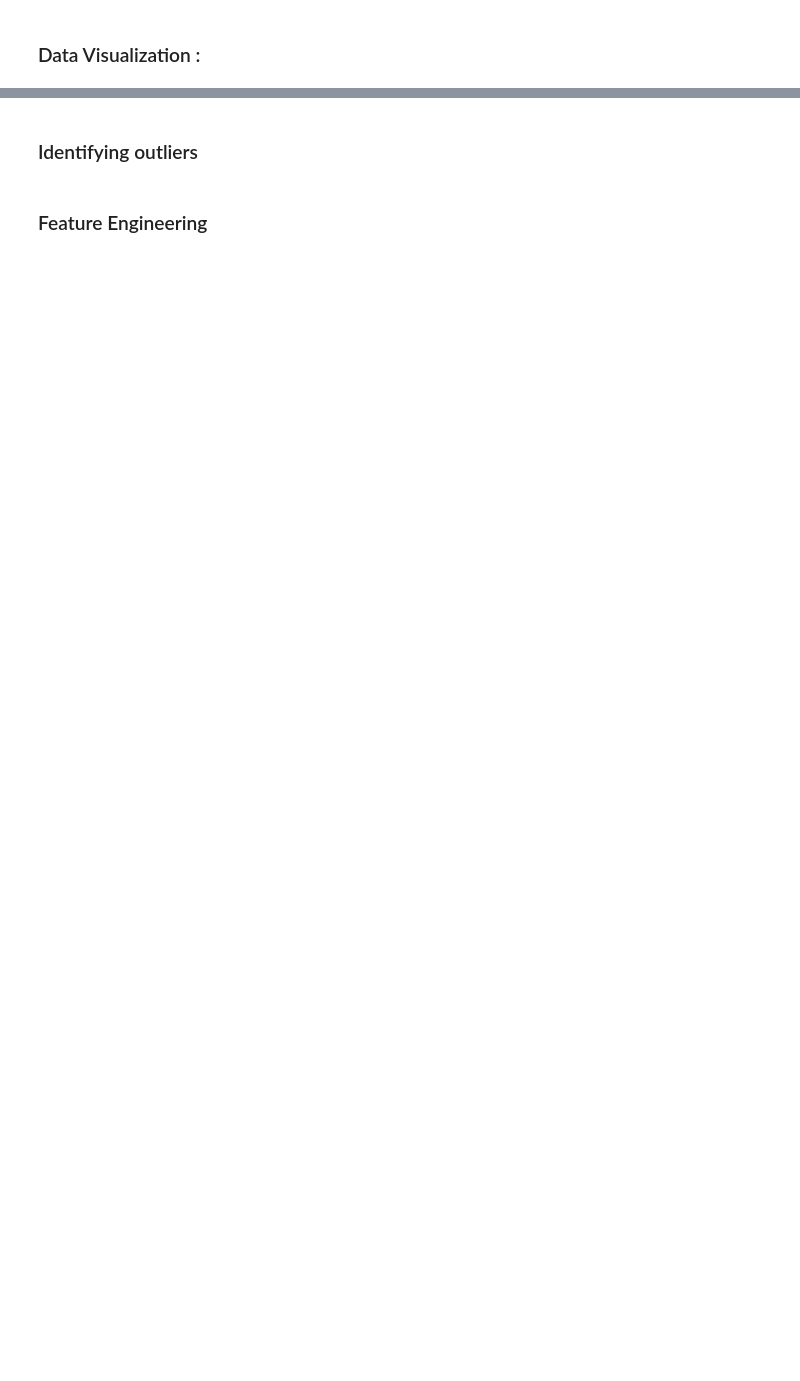
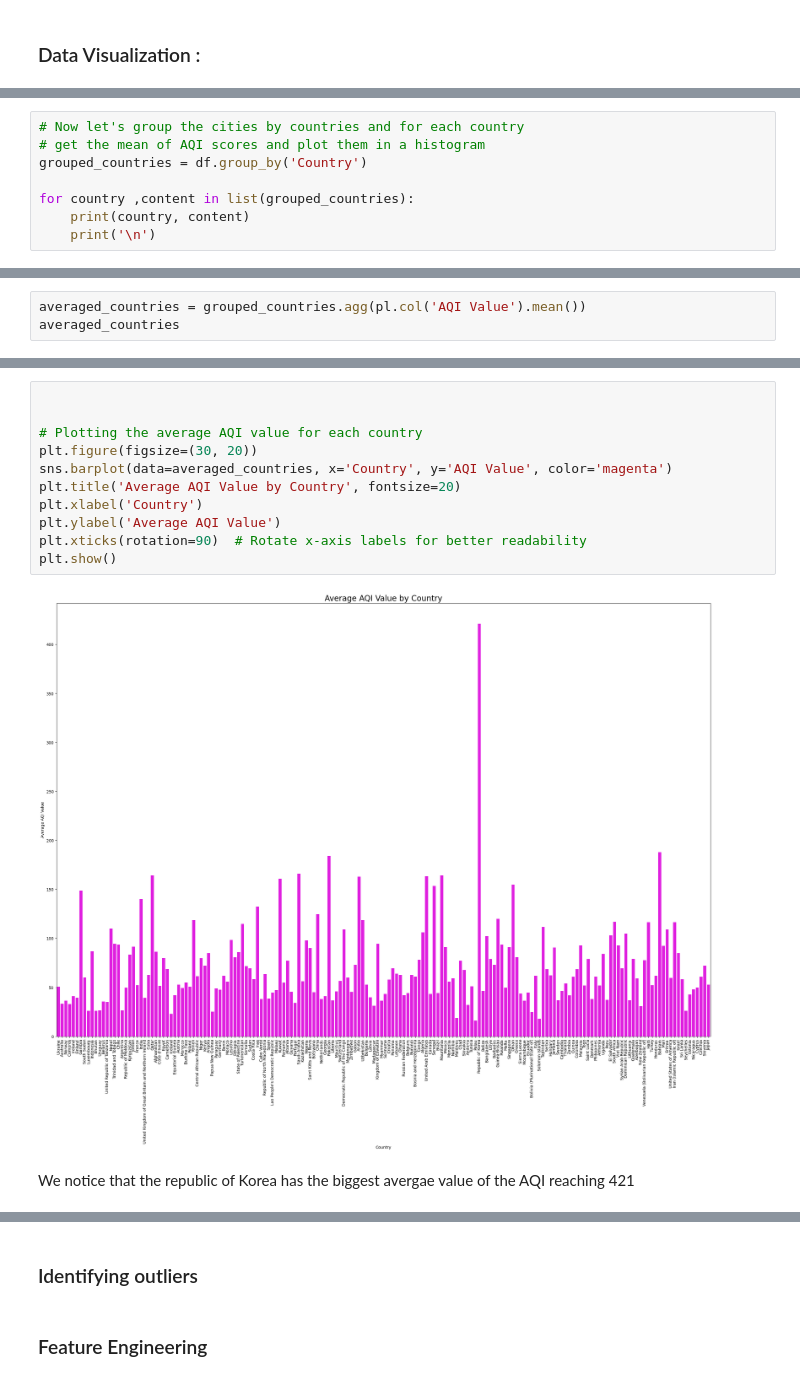
Before and after one commit to Wissemamr/AQI_classification, a Jupyter notebook: src/EDA/explore_data.ipynb, the cells around one changed output, grey strips where cells are left out. Saved outputs shown, nothing was run; the diff lists cells and outputs as text; blank space fills up the shorter version.

```diff
--- a/src/EDA/explore_data.ipynb
+++ b/src/EDA/explore_data.ipynb
@@ -124,0 +239,8 @@ shape: (1, 14)
+# %%
+# Now let's group the cities by countries and for each country
+# get the mean of AQI scores and plot them in a histogram
+grouped_countries = df.group_by('Country')
+
+for country ,content in list(grouped_countries):
+    print(country, content)
+    print('\n')
@@ -124,0 +265,3 @@ shape: (1, 14)
+# %%
+averaged_countries = grouped_countries.agg(pl.col('AQI Value').mean())
+averaged_countries
@@ -124,0 +283,15 @@ shape: (1, 14)
+# %%
+
+
+# Plotting the average AQI value for each country
+plt.figure(figsize=(30, 20))
+sns.barplot(data=averaged_countries, x='Country', y='AQI Value', color='magenta')
+plt.title('Average AQI Value by Country', fontsize=20)
+plt.xlabel('Country')
+plt.ylabel('Average AQI Value')
+plt.xticks(rotation=90)  # Rotate x-axis labels for better readability
+plt.show()
+# %% [output]
+[figure, added]
+# %% [markdown]
+We notice that the republic of Korea has the biggest avergae value of the AQI reaching 421
```
Also changed, not shown: parts of 21 cells of this notebook.
